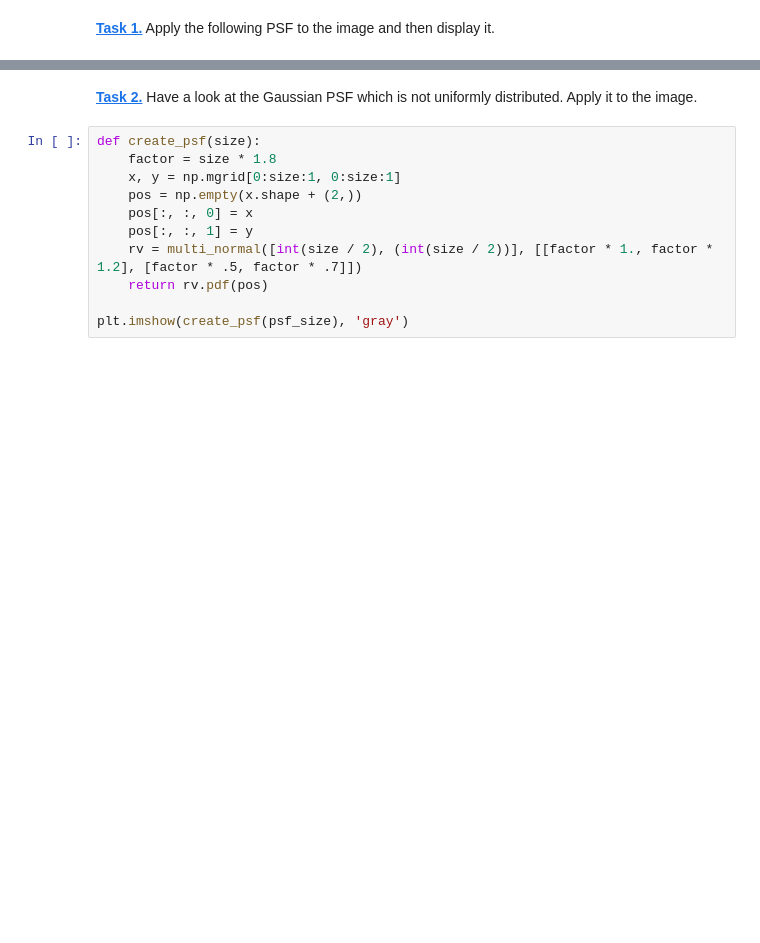
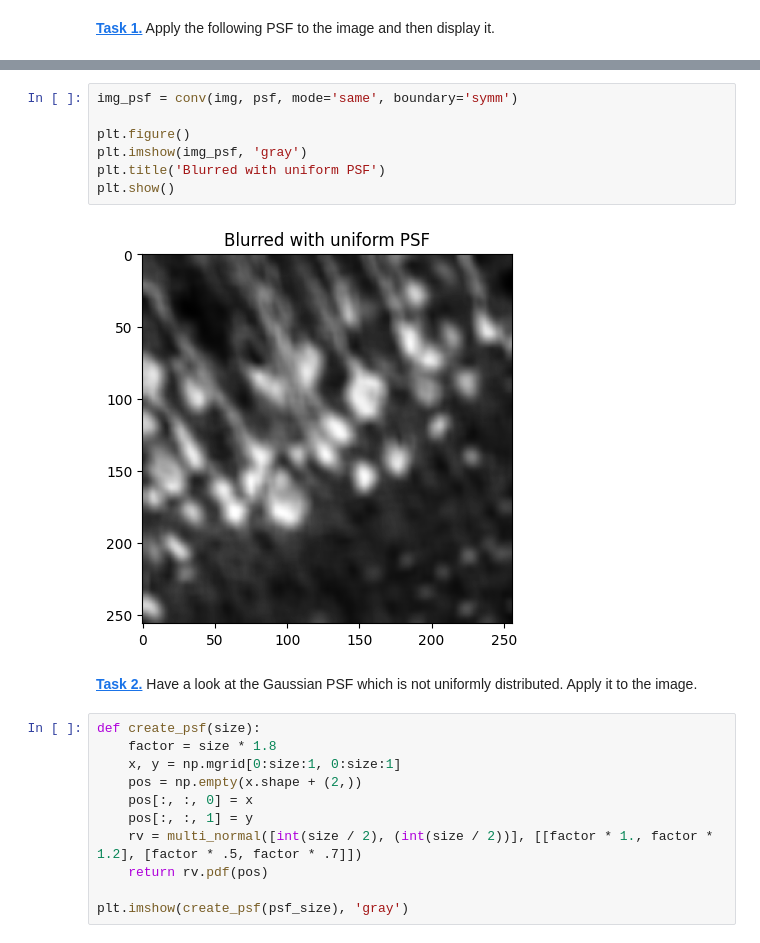
Before and after one commit to MiaRaedlein/mobi-fs5-python, a Jupyter notebook: deconvolution.ipynb, the cells around one changed output, grey strips where cells are left out. Drawn from its saved outputs; the diff is of its cells as text; blank space fills up the shorter version.

```diff
--- a/deconvolution.ipynb
+++ b/deconvolution.ipynb
@@ -25,3 +26,12 @@ psf = np.ones((psf_size, psf_size)) / psf_size ** 2
+# %%
+img_psf = conv(img, psf, mode='same', boundary='symm')
+
+plt.figure()
+plt.imshow(img_psf, 'gray')
+plt.title('Blurred with uniform PSF')
+plt.show()
+# %% [output]
+[figure, added]
 # %% [markdown]
 **[Task 2.]()** Have a look at the Gaussian PSF which is not uniformly distributed. Apply it to the image.
 # %%
```
Also changed, not shown: parts of 7 cells of this notebook.
